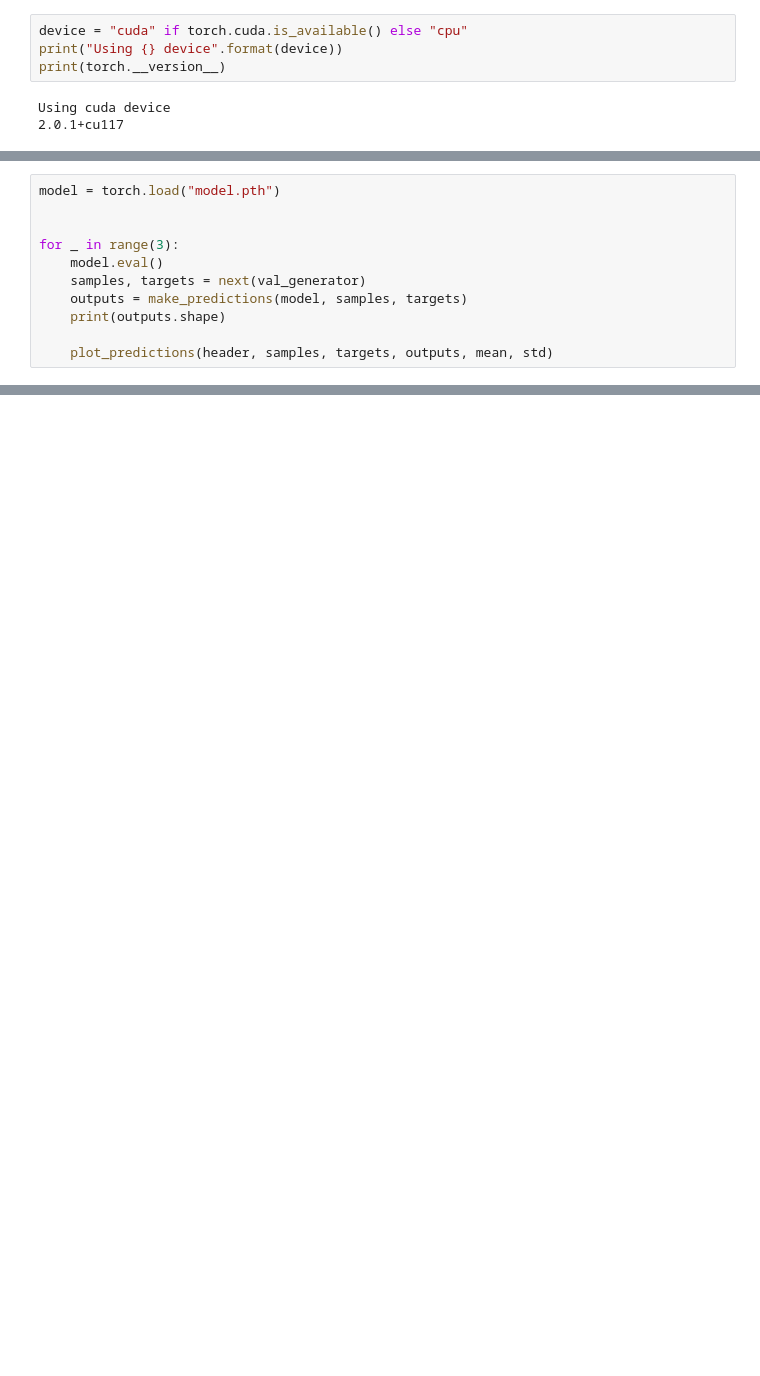
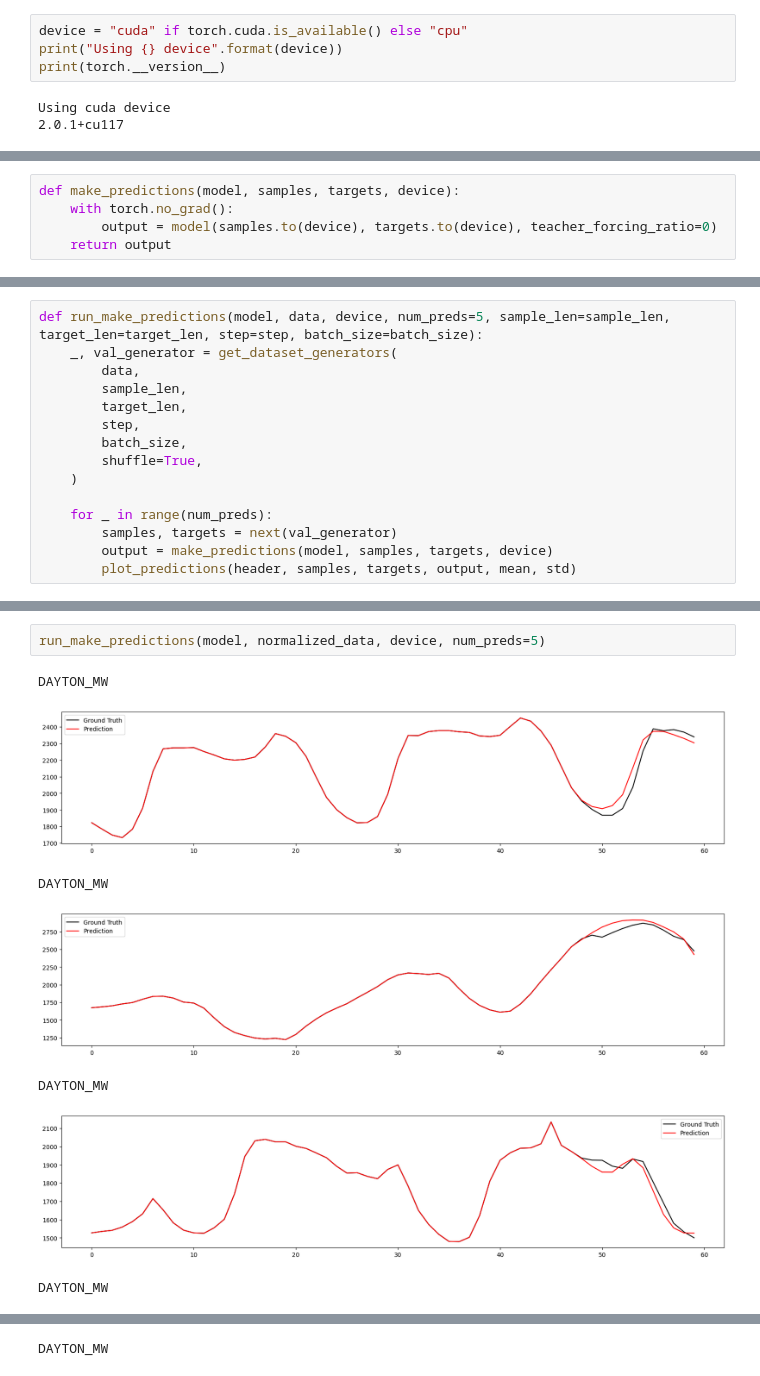
Before and after one commit to ravariu-eugen/seq2seq, a Jupyter notebook: iterative-seq2seq.ipynb, the cells around one changed output, grey strips where cells are left out. Cells and saved outputs as stored; diff of their text form; blank space fills up the shorter version.

```diff
--- a/iterative-seq2seq.ipynb
+++ b/iterative-seq2seq.ipynb
@@ -94,2 +111,7 @@ class Iterative(nn.Module):
         return outputs
+# %%
+def make_predictions(model, samples, targets, device):
+    with torch.no_grad():
+        output = model(samples.to(device), targets.to(device), teacher_forcing_ratio=0)
+    return output
 # %%
@@ -407,11 +479,15 @@ def make_predictions(model, samples, targets):
 # %%
-model = torch.load("model.pth")
+def run_make_predictions(model, data, device, num_preds=5, sample_len=sample_len, target_len=target_len, step=step, batch_size=batch_size):
+    _, val_generator = get_dataset_generators(
+        data,
+        sample_len,
+        target_len,
+        step,
+        batch_size,
+        shuffle=True,
+    )
 
-
-for _ in range(3):
-    model.eval()
-    samples, targets = next(val_generator)
-    outputs = make_predictions(model, samples, targets)
-    print(outputs.shape)
-
-    plot_predictions(header, samples, targets, outputs, mean, std)
+    for _ in range(num_preds):
+        samples, targets = next(val_generator)
+        output = make_predictions(model, samples, targets, device)
+        plot_predictions(header, samples, targets, output, mean, std)
@@ -433,0 +494,10 @@ DAYTON_MW_Diff
+# %%
+run_make_predictions(model, normalized_data, device, num_preds=5)
+# %% [output]
+DAYTON_MW
+[figure, added]
+DAYTON_MW
+[figure, added]
+DAYTON_MW
+[figure, added]
+DAYTON_MW
@@ -433,0 +505 @@ DAYTON_MW_Diff
+DAYTON_MW
```
Also changed, not shown: parts of 21 cells of this notebook, 10 other files.
